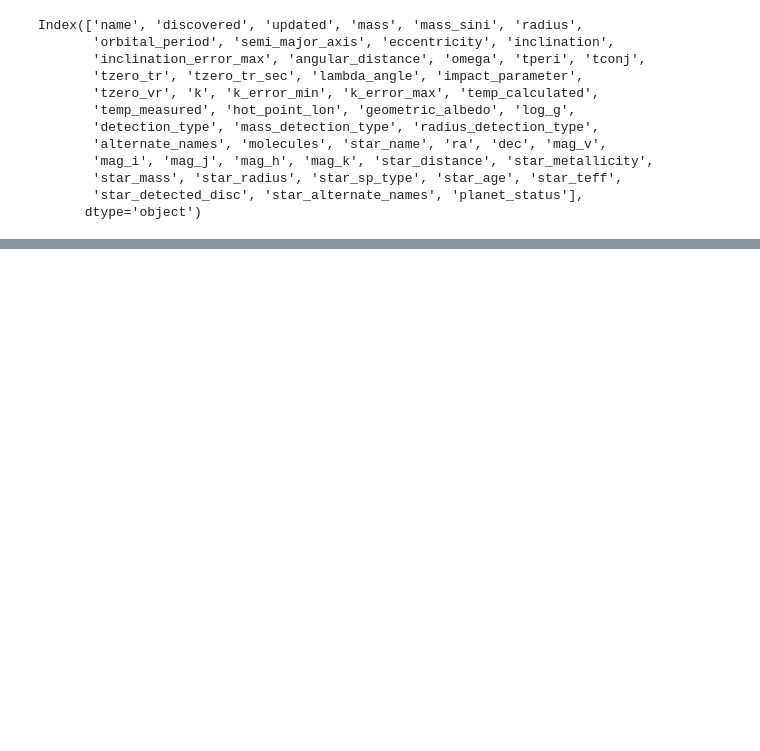
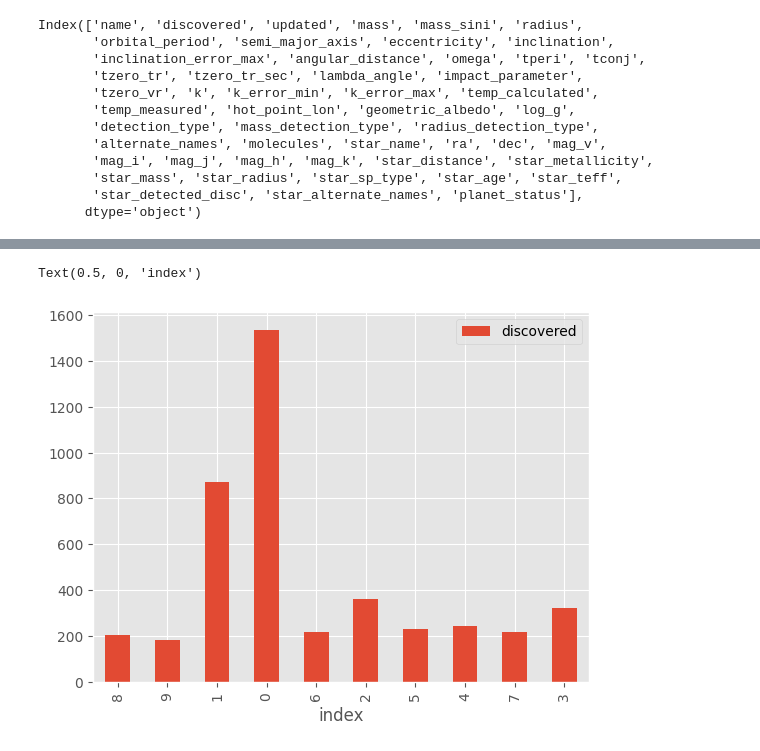
Before and after one commit to miraceti/Python_codes, a Jupyter notebook: pandas/pandas4.ipynb, the cells around one changed output, grey strips where cells are left out. Cells and saved outputs as stored; diff of their text form; code cells hidden in the pictures; blank space fills up the shorter version.

```diff
--- a/pandas/pandas4.ipynb
+++ b/pandas/pandas4.ipynb
@@ -360,0 +889,6 @@ print(df2)
+# %%
+ax = df3d.head(10).plot(kind='bar')
+ax.set_xlabel('index')
+# %% [output]
+Text(0.5, 0, 'index')
+[figure, added]
```
Also changed, not shown: parts of 86 cells of this notebook, 4 other files.
